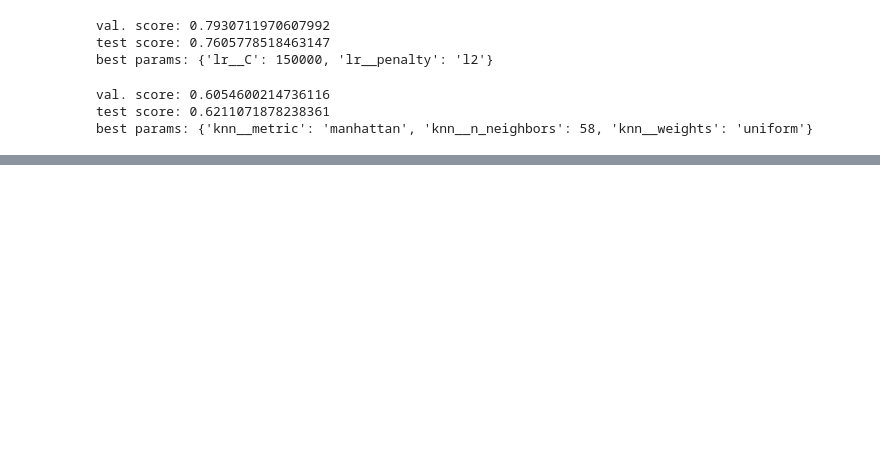
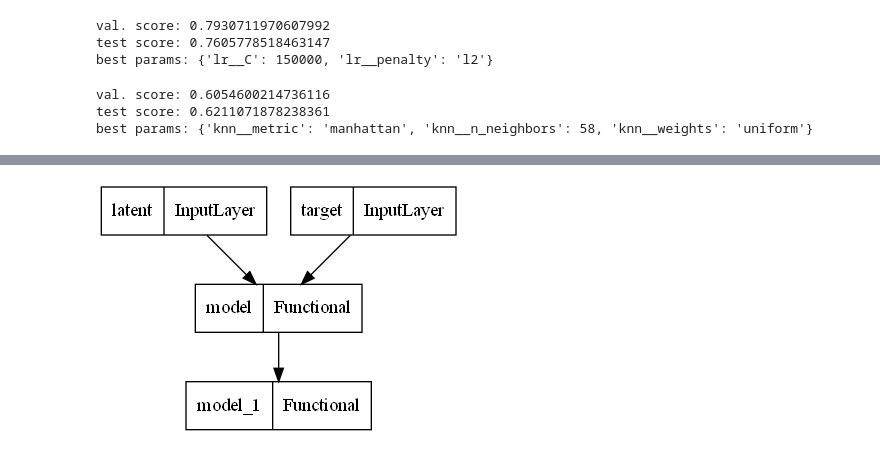
Before and after one commit to gg-youwillneverknow/DL_project, a Jupyter notebook: main.ipynb, the cells around one changed output, grey strips where cells are left out. Saved outputs shown, nothing was run; the diff lists cells and outputs as text; code cells hidden in the pictures; blank space fills up the shorter version.

```diff
--- a/main.ipynb
+++ b/main.ipynb
@@ -325,0 +333,4 @@ gan
+# %%
+plot_model(gan, to_file='gan.png')
+# %% [output]
+[figure, added]
```
Also changed, not shown: parts of 8 cells of this notebook, 4 other files.
